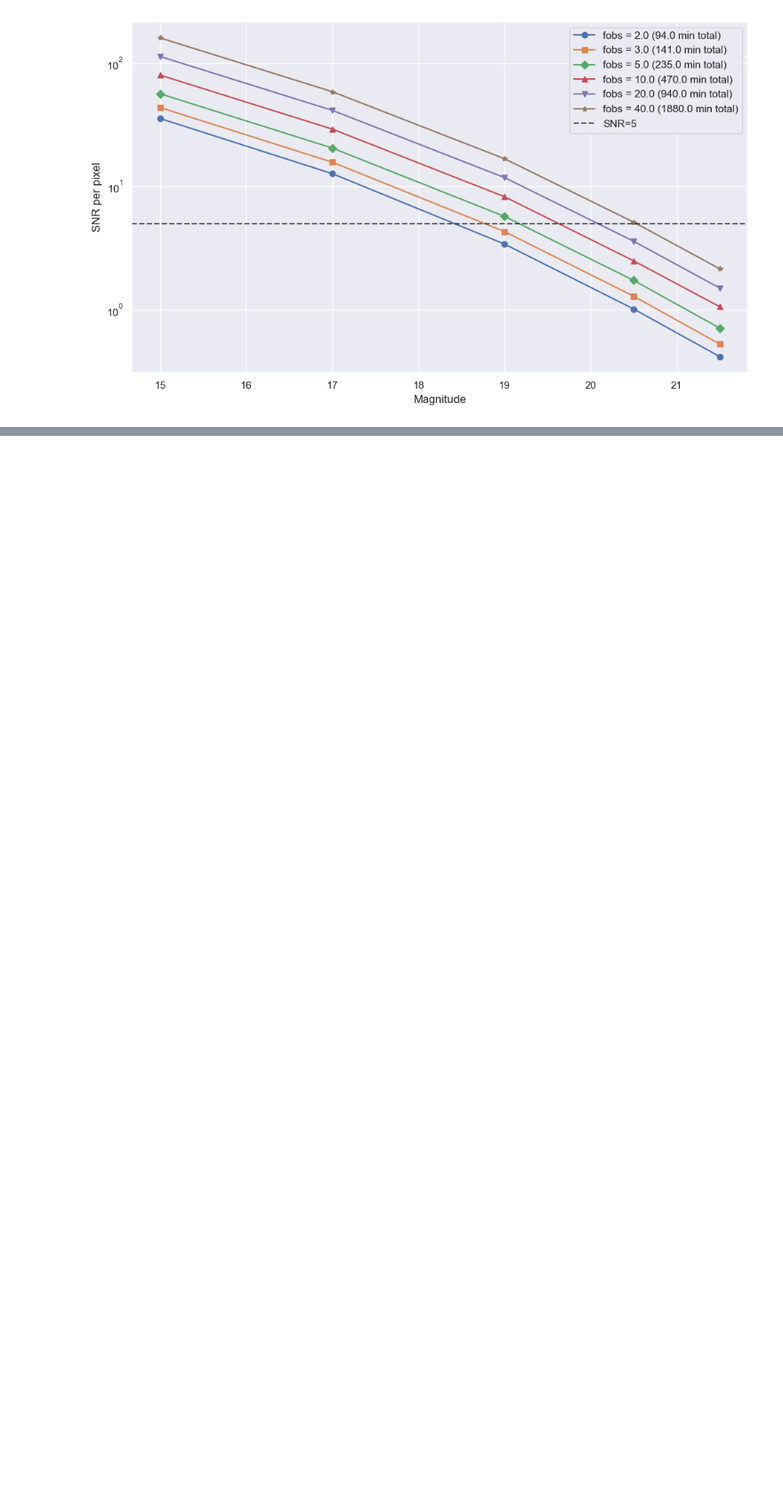
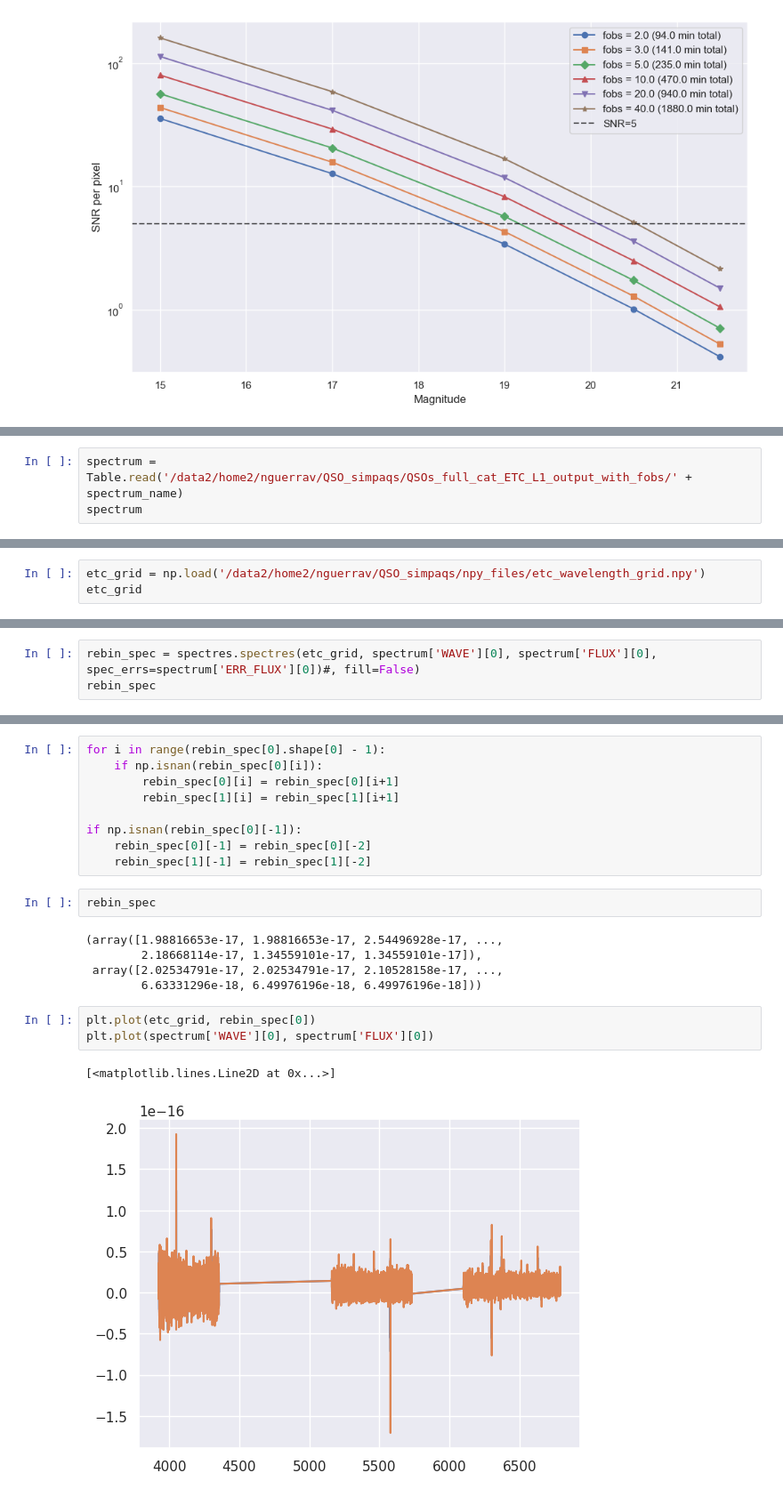
Before and after one commit to NicoGalvarino/simpaqs, a Jupyter notebook: get_SNR_bins.ipynb, the cells around one changed output, grey strips where cells are left out. Shown at 89% size. Drawn from its saved outputs; the diff is of its cells as text; blank space fills up the shorter version.

Commit message:
rebin spectra back to ETC wavelength grid and recover mean SNR values

```diff
--- a/get_SNR_bins.ipynb
+++ b/get_SNR_bins.ipynb
@@ -363,0 +399,3 @@ plt.show()
+# %%
+spectrum = Table.read('/data2/home2/nguerrav/QSO_simpaqs/QSOs_full_cat_ETC_L1_output_with_fobs/' + spectrum_name)
+spectrum
@@ -363,0 +412,3 @@ plt.show()
+# %%
+etc_grid = np.load('/data2/home2/nguerrav/QSO_simpaqs/npy_files/etc_wavelength_grid.npy')
+etc_grid
@@ -363,0 +423,3 @@ plt.show()
+# %%
+rebin_spec = spectres.spectres(etc_grid, spectrum['WAVE'][0], spectrum['FLUX'][0], spec_errs=spectrum['ERR_FLUX'][0])#, fill=False)
+rebin_spec
@@ -363,0 +431,22 @@ plt.show()
+# %%
+for i in range(rebin_spec[0].shape[0] - 1):
+    if np.isnan(rebin_spec[0][i]):
+        rebin_spec[0][i] = rebin_spec[0][i+1]
+        rebin_spec[1][i] = rebin_spec[1][i+1]
+
+if np.isnan(rebin_spec[0][-1]):
+    rebin_spec[0][-1] = rebin_spec[0][-2]
+    rebin_spec[1][-1] = rebin_spec[1][-2]
+# %%
+rebin_spec
+# %% [output]
+(array([1.98816653e-17, 1.98816653e-17, 2.54496928e-17, ...,
+        2.18668114e-17, 1.34559101e-17, 1.34559101e-17]),
+ array([2.02534791e-17, 2.02534791e-17, 2.10528158e-17, ...,
+        6.63331296e-18, 6.49976196e-18, 6.49976196e-18]))
+# %%
+plt.plot(etc_grid, rebin_spec[0])
+plt.plot(spectrum['WAVE'][0], spectrum['FLUX'][0])
+# %% [output]
+[<matplotlib.lines.Line2D at 0x...>]
+[figure, added]
```
Also changed, not shown: parts of 19 cells of this notebook, 1 other file.
